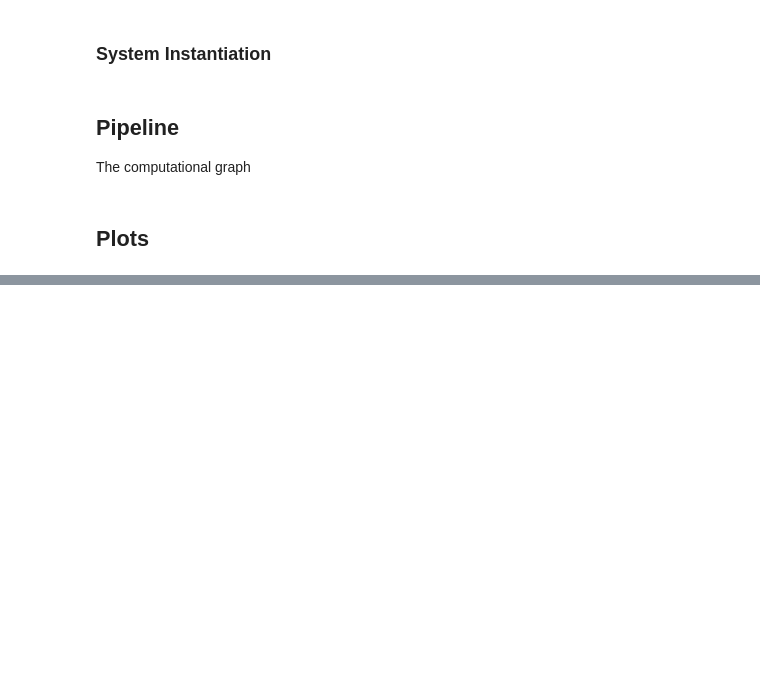
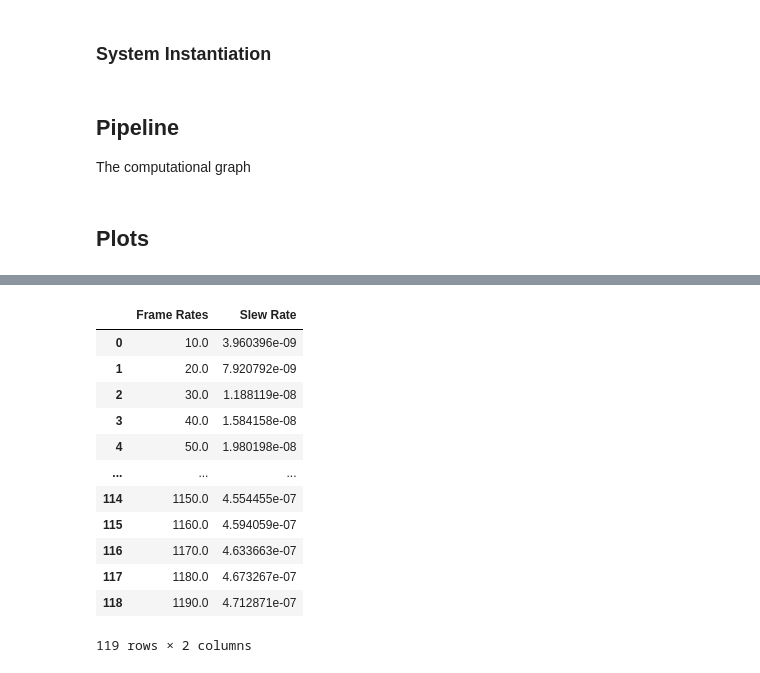
Before and after one commit to utat-ss/architect, a Jupyter notebook: tradebooks/slew_rate_vs_frame_rate.ipynb, the cells around one changed output, grey strips where cells are left out. Cells and saved outputs as stored; diff of their text form; code cells hidden in the pictures; blank space fills up the shorter version.

Commit message:
Add get_slew_rate and tradebook

```diff
--- a/tradebooks/slew_rate_vs_frame_rate.ipynb
+++ b/tradebooks/slew_rate_vs_frame_rate.ipynb
@@ -16,11 +16,10 @@ Run this section onwards when a parameter is updated.
 # %% [markdown]
 ### Parameters
 # %%
-# region constant
-
-S_x = 0.2 * unit.m # swath dimensions in in the accross track spatial dimension
+# region constants
+S_x = 0.2 * unit.m # swath dimensions in in the across track spatial dimension
 N = 1000 * unit.dimensionless_unscaled # number of frames
-h = 550000 * unit.m # orbital altitude
+h = 505000 * unit.m # orbital altitude
 t = 100 * unit.s # time the satellite is on its orbital trajectory
 # endregion
 
@@ -31,16 +30,40 @@ frame_rate = np.arange(start=10, stop=1200, step=10) * 1 / unit.s
 ### System Instantiation
 # %%
 # components
-sensor = components.sensors.TauSWIR()
-
-foreoptic = components.foreoptics.Foreoptic()
-
-slit = components.masks.RectSlit()
+sensor = sensors.TauSWIR()
+foreoptic = foreoptics.Foreoptic()
+slit = masks.RectSlit()
 
 # systems
-payload = systems.spectrometers.HyperspectralImager()
+payload = spectrometers.HyperspectralImager(sensor=sensor, foreoptic=foreoptic, slit=slit)
 # %% [markdown]
 ## Pipeline
 The computational graph
+# %%
+slew_rate = payload.get_slew_rate(
+    swath=S_x, frame_rate=frame_rate, number_of_frames=N, orbital_altitude=h, time=t
+    )
 # %% [markdown]
 ## Plots
+# %%
+frame_rate_label = f"Frame Rates"
+slew_rate_label = f"Slew Rate"
+
+data = {
+    frame_rate_label: frame_rate[:],
+    slew_rate_label: slew_rate[:],
+}
+
+df = pd.DataFrame.from_dict(data=data)
+
+graph = plot.line(
+    df=df,
+    x=frame_rate_label,
+    y=slew_rate_label,
+    title="Slew Rate vs. Frame Rate",
+    dark=True,
+)
+
+graph.show()
+display(df)
+# %% [output]
@@ -46,0 +71,13 @@ The computational graph
+|  | Frame Rates | Slew Rate |
+| 0 | 10.0 | 3.960396e-09 |
+| 1 | 20.0 | 7.920792e-09 |
+| 2 | 30.0 | 1.188119e-08 |
+| 3 | 40.0 | 1.584158e-08 |
+| 4 | 50.0 | 1.980198e-08 |
+| ... | ... | ... |
+| 114 | 1150.0 | 4.554455e-07 |
+| 115 | 1160.0 | 4.594059e-07 |
+| 116 | 1170.0 | 4.633663e-07 |
+| 117 | 1180.0 | 4.673267e-07 |
+| 118 | 1190.0 | 4.712871e-07 |
+119 rows × 2 columns
```
Also changed, not shown: parts of 2 cells of this notebook, 3 other files.
